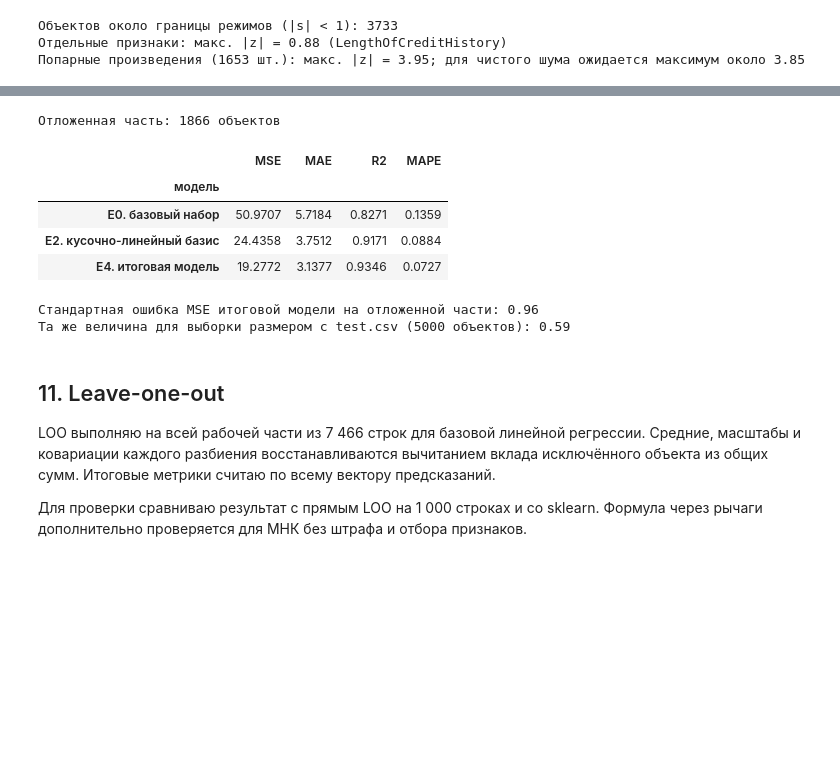
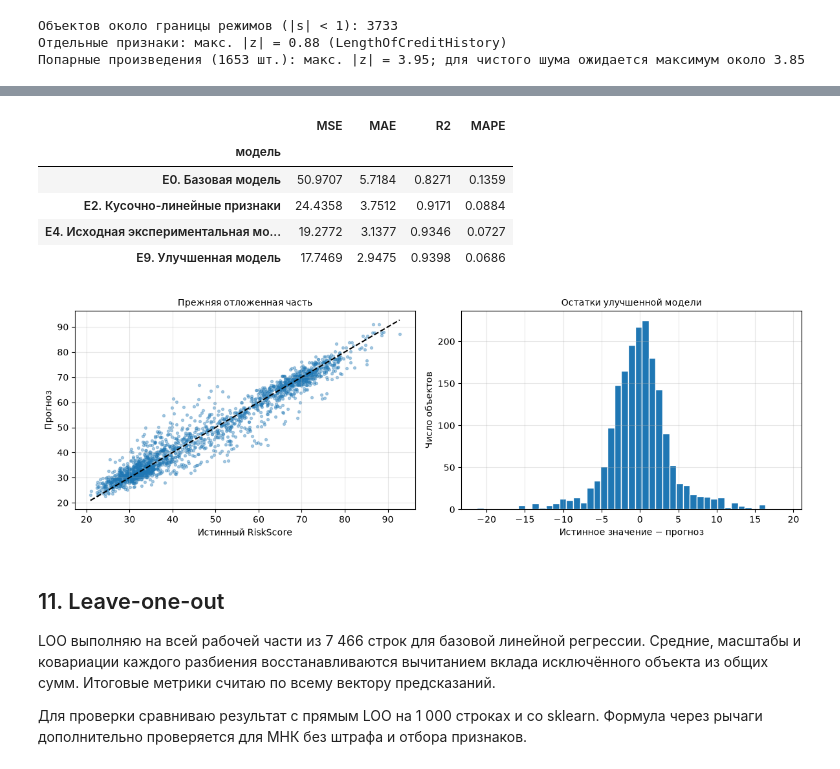
Before and after one commit to Heavenfiend/machine-learning, a Jupyter notebook: lab1_regression_experimental/lab1_regression_experimental.ipynb, the cells around one changed output, grey strips where cells are left out. Drawn from its saved outputs; the diff is of its cells as text; code cells hidden in the pictures; blank space fills up the shorter version.

```diff
--- a/lab1_regression_experimental/lab1_regression_experimental.ipynb
+++ b/lab1_regression_experimental/lab1_regression_experimental.ipynb
@@ -2121,0 +2455,18 @@ print(f"Попарные произведения ({len(z_pairs)} шт.): мак
+# %%
+confirmation_splits = kfold_indices(len(dev),k=5,shuffle=True,random_state=73)
+confirmation_rows = []
+for name,factory in [('E4, development, seed=73',lambda:RegimeRegressor()),
+                     ('E9, development, seed=73',lambda:AveragedScorecards())]:
+    fold_table,oof = cross_validate(factory,dev,y_dev,confirmation_splits)
+    confirmation_rows.append({'проверка':name,'n':len(dev),**all_metrics(y_dev,oof)})
+    if name.startswith('E9'):
+        confirmation_oof,confirmation_folds = oof,fold_table
+full_splits = kfold_indices(len(train),k=5,shuffle=True,random_state=73)
+for name,factory in [('E4, все полные строки, seed=73',lambda:RegimeRegressor()),
+                     ('E9, все полные строки, seed=73',lambda:AveragedScorecards())]:
+    fold_table,oof = cross_validate(factory,train,y_all,full_splits)
+    confirmation_rows.append({'проверка':name,'n':len(train),**all_metrics(y_all,oof)})
+    if name.startswith('E9'):
+        full_cv_oof,full_cv_folds = oof,fold_table
+confirmation_results = pd.DataFrame(confirmation_rows).set_index('проверка')
+display(confirmation_results)
@@ -2122,33 +2494,33 @@ print(f"Попарные произведения ({len(z_pairs)} шт.): мак
 # %%
-FINAL_PARAMS = dict(n_knots=10, alpha=1e-3, use_regime=True, start_threshold=49.0, n_label_iter=3, n_local=6, band=0.3,
-                    n_score_knots=12, score_clip=6.0, alpha_score=1e-4, date_age_features=True)
-
 holdout_models = {
-    "E0. базовый набор": lambda: FeatureModel(BaselineFeatures),
-    "E2. кусочно-линейный базис": lambda: RegimeRegressor(use_regime=False),
-    "E4. итоговая модель": lambda: RegimeRegressor(**FINAL_PARAMS),
+    'E0. Базовая модель':lambda:FeatureModel(BaselineFeatures),
+    'E2. Кусочно-линейные признаки':lambda:RegimeRegressor(use_regime=False),
+    'E4. Исходная экспериментальная модель':lambda:RegimeRegressor(),
+    'E9. Улучшенная модель':lambda:AveragedScorecards(),
 }
-holdout_rows, holdout_pred = [], {}
-for name, make_model in holdout_models.items():
-    model = make_model().fit(dev, y_dev)                    # обучение только на рабочей части
+holdout_rows,holdout_pred = [],{}
+for name,factory in holdout_models.items():
+    model = factory().fit(dev,y_dev)
     holdout_pred[name] = model.predict(hold)
-    holdout_rows.append({"модель": name, **all_metrics(y_hold, holdout_pred[name])})
-holdout_table = pd.DataFrame(holdout_rows).set_index("модель")
-print("Отложенная часть:", len(y_hold), "объектов")
+    holdout_rows.append({'модель':name,**all_metrics(y_hold,holdout_pred[name])})
+holdout_table = pd.DataFrame(holdout_rows).set_index('модель')
 display(holdout_table)
-
-final_sq = (y_hold - holdout_pred["E4. итоговая модель"]) ** 2
-print("Стандартная ошибка MSE итоговой модели на отложенной части:", f"{final_sq.std() / np.sqrt(len(final_sq)):.2f}")
-print("Та же величина для выборки размером с test.csv (5000 объектов):", f"{final_sq.std() / np.sqrt(5000):.2f}")
+fig,axes = plt.subplots(1,2,figsize=(12,4))
+prediction = holdout_pred['E9. Улучшенная модель']
+axes[0].scatter(y_hold,prediction,s=8,alpha=.35)
+axes[0].plot([y_hold.min(),y_hold.max()],[y_hold.min(),y_hold.max()],'k--')
+axes[0].set(xlabel='Истинный RiskScore',ylabel='Прогноз',title='Прежняя отложенная часть')
+axes[1].hist(y_hold-prediction,bins=45,edgecolor='white')
+axes[1].set(xlabel='Истинное значение − прогноз',ylabel='Число объектов',title='Остатки улучшенной модели')
+plt.tight_layout();plt.show()
 # %% [output]
-Отложенная часть: 1866 объектов
 |  | MSE | MAE | R2 | MAPE |
 | модель |  |  |  |  |
-| E0. базовый набор | 50.9707 | 5.7184 | 0.8271 | 0.1359 |
-| E2. кусочно-линейный базис | 24.4358 | 3.7512 | 0.9171 | 0.0884 |
-| E4. итоговая модель | 19.2772 | 3.1377 | 0.9346 | 0.0727 |
+| E0. Базовая модель | 50.9707 | 5.7184 | 0.8271 | 0.1359 |
+| E2. Кусочно-линейные признаки | 24.4358 | 3.7512 | 0.9171 | 0.0884 |
+| E4. Исходная экспериментальная мо... | 19.2772 | 3.1377 | 0.9346 | 0.0727 |
+| E9. Улучшенная модель | 17.7469 | 2.9475 | 0.9398 | 0.0686 |
-Стандартная ошибка MSE итоговой модели на отложенной части: 0.96
-Та же величина для выборки размером с test.csv (5000 объектов): 0.59
+[figure, added]
 # %% [markdown]
 ## 11. Leave-one-out
 
```
Also changed, not shown: parts of 19 cells of this notebook, 1 other file.
